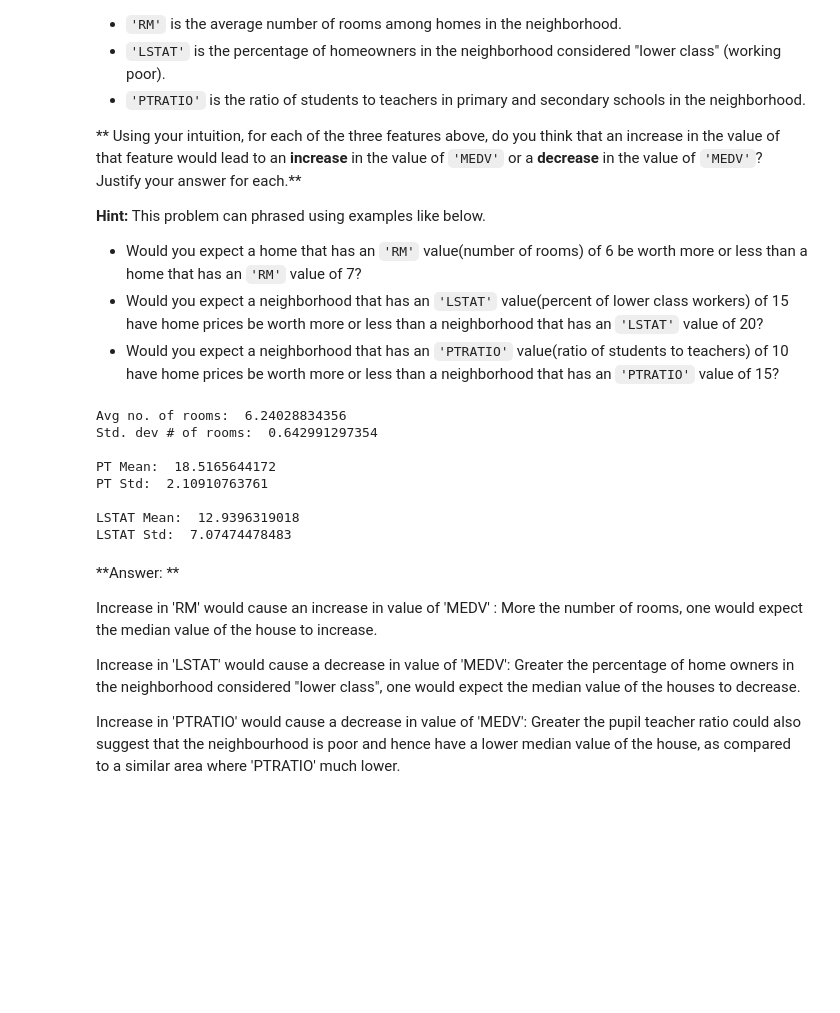
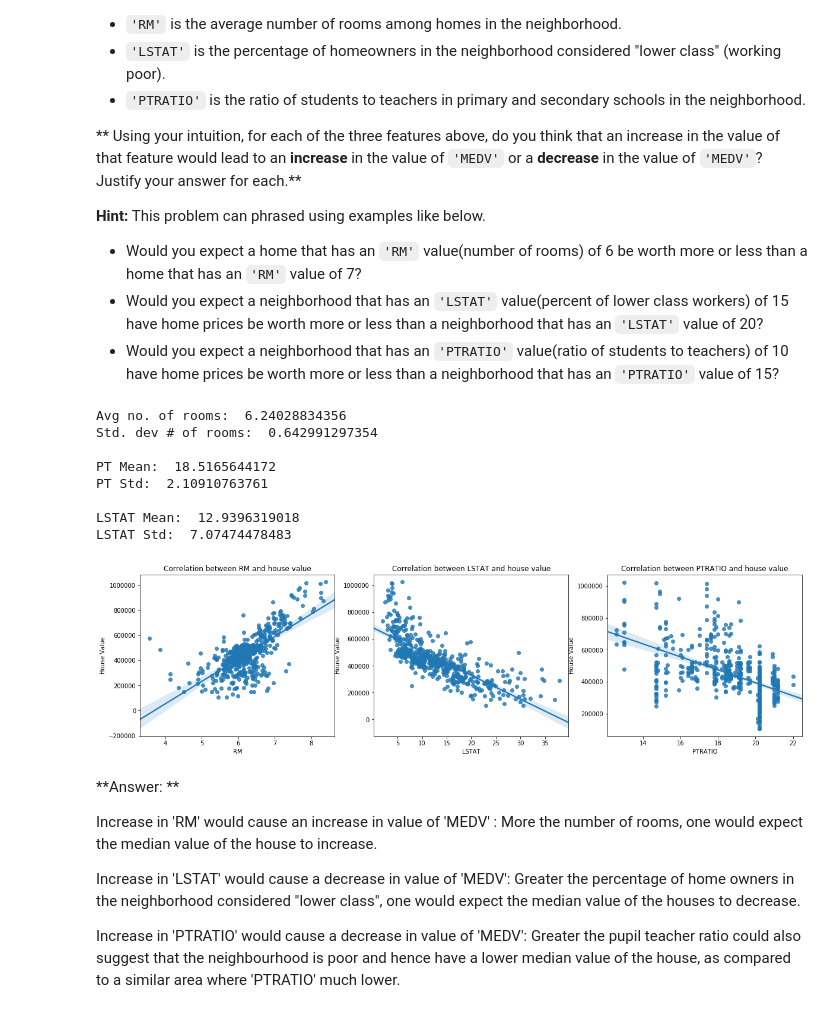
Before and after one commit to not01/machine-learning, a Jupyter notebook: projects/boston_housing/boston_housing.ipynb, the cells around one changed output. Cells and saved outputs as stored; diff of their text form; code cells hidden in the pictures; blank space fills up the shorter version.

```diff
--- a/projects/boston_housing/boston_housing.ipynb
+++ b/projects/boston_housing/boston_housing.ipynb
@@ -118,35 +118,48 @@ As a reminder, we are using three features from the Boston housing dataset: `'RM
 * Would you expect a neighborhood that has an `'LSTAT'` value(percent of lower class workers) of 15 have home prices be worth more or less than a neighborhood that has an `'LSTAT'` value of 20?
 * Would you expect a neighborhood that has an `'PTRATIO'` value(ratio of students to teachers) of 10 have home prices be worth more or less than a neighborhood that has an `'PTRATIO'` value of 15?
 # %%
+import seaborn as sns
+import matplotlib.pyplot as plt
+
+plt.figure(figsize=(20, 5))
+for i, feat_name in enumerate(features.columns):
+    plt.subplot(1, 3, i+1)
+    sns.regplot(features[feat_name], prices)
+    plt.title('Correlation between {} and house value'.format(feat_name))
+    plt.xlabel(feat_name)
+    plt.ylabel('House Value')
+
+
 rooms = data['RM']
 lstat = data['LSTAT']
 pt = data['PTRATIO']
 
 room_mean = np.mean(rooms)
 room_std = np.std(rooms)
 print "Avg no. of rooms: ", room_mean
 print "Std. dev # of rooms: ", room_std
 
 print " "
 pt_mean = np.mean(pt)
 pt_std = np.std(pt)
 print "PT Mean: ", pt_mean
 print "PT Std: ", pt_std
 
 print " "
 lstat_mean = np.mean(lstat)
 lstat_std = np.std(lstat)
 print "LSTAT Mean: ", lstat_mean
 print "LSTAT Std: ", lstat_std
 # %% [output]
 Avg no. of rooms:  6.24028834356
 Std. dev # of rooms:  0.642991297354
 
 PT Mean:  18.5165644172
 PT Std:  2.10910763761
 
 LSTAT Mean:  12.9396319018
 LSTAT Std:  7.07474478483
+[figure, added]
 # %% [markdown]
 **Answer: **
 
```
Also changed, not shown: parts of 8 cells of this notebook, 1 other file.
